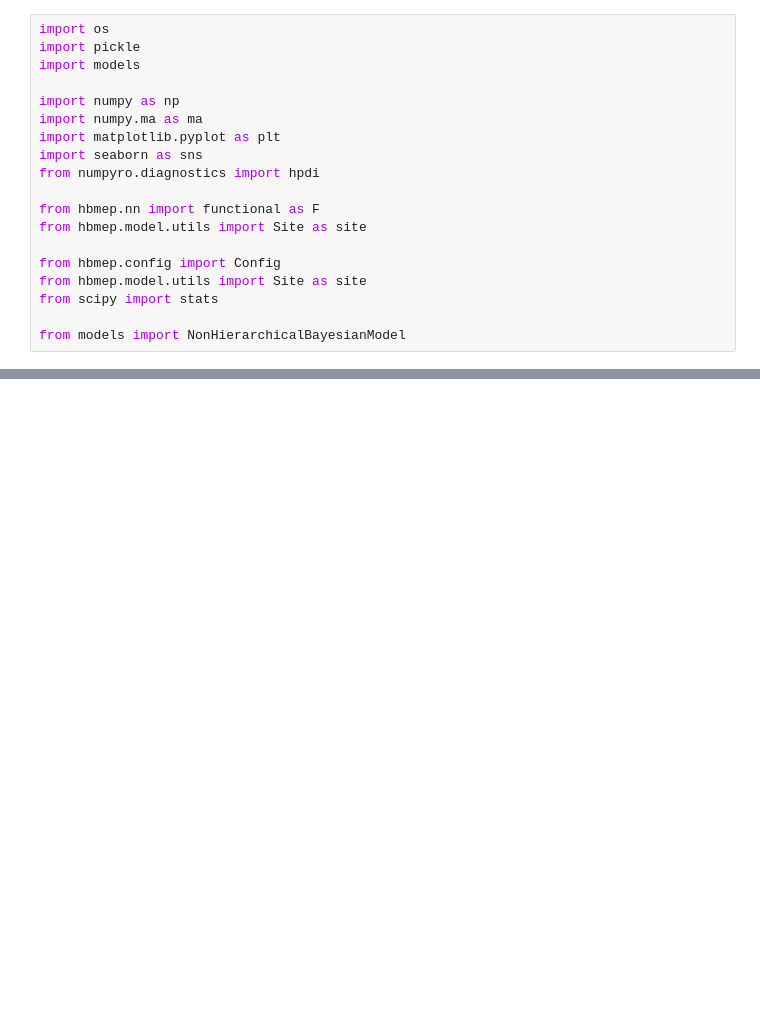
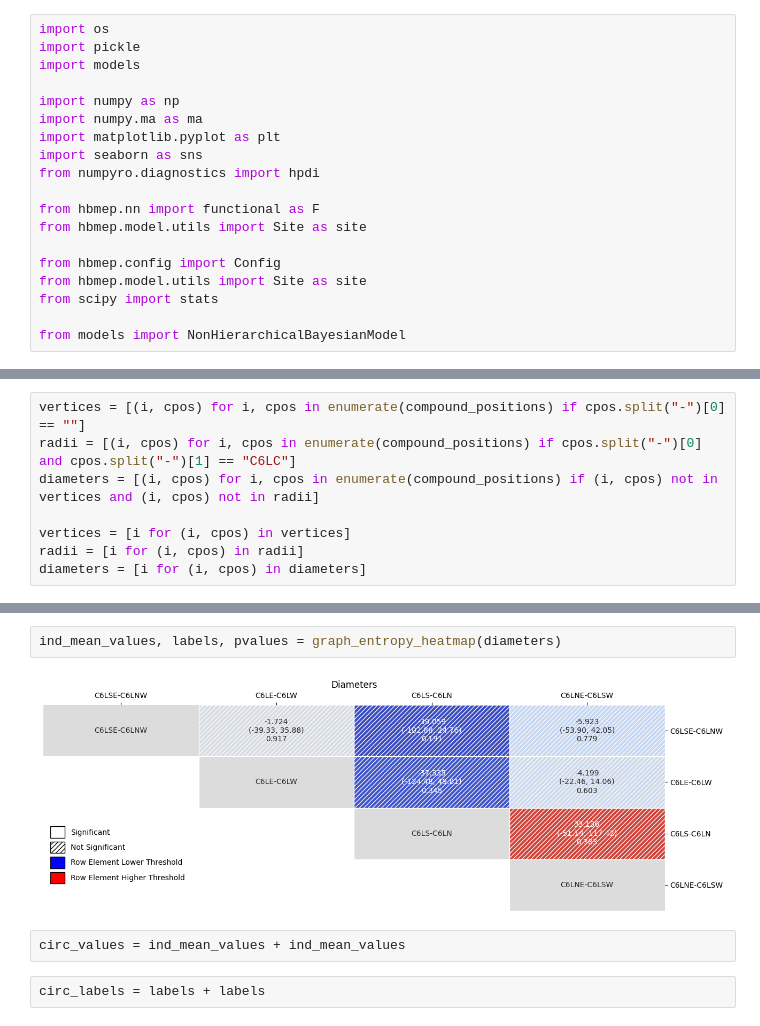
Before and after one commit to hbmep/rat-mapping, a Jupyter notebook: notebooks/L_CIRC/v3_selectivity.ipynb, the cells around one changed output, grey strips where cells are left out. Saved outputs shown, nothing was run; the diff lists cells and outputs as text; blank space fills up the shorter version.

```diff
--- a/notebooks/L_CIRC/v3_selectivity.ipynb
+++ b/notebooks/L_CIRC/v3_selectivity.ipynb
@@ -166,0 +278,8 @@ plt.show()
+# %%
+vertices = [(i, cpos) for i, cpos in enumerate(compound_positions) if cpos.split("-")[0] == ""]
+radii = [(i, cpos) for i, cpos in enumerate(compound_positions) if cpos.split("-")[0] and cpos.split("-")[1] == "C6LC"]
+diameters = [(i, cpos) for i, cpos in enumerate(compound_positions) if (i, cpos) not in vertices and (i, cpos) not in radii]
+
+vertices = [i for (i, cpos) in vertices]
+radii = [i for (i, cpos) in radii]
+diameters = [i for (i, cpos) in diameters]
@@ -166,0 +388,8 @@ plt.show()
+# %%
+ind_mean_values, labels, pvalues = graph_entropy_heatmap(diameters)
+# %% [output]
+[figure, added]
+# %%
+circ_values = ind_mean_values + ind_mean_values
+# %%
+circ_labels = labels + labels
```
Also changed, not shown: parts of 27 cells of this notebook, 2 other files.
